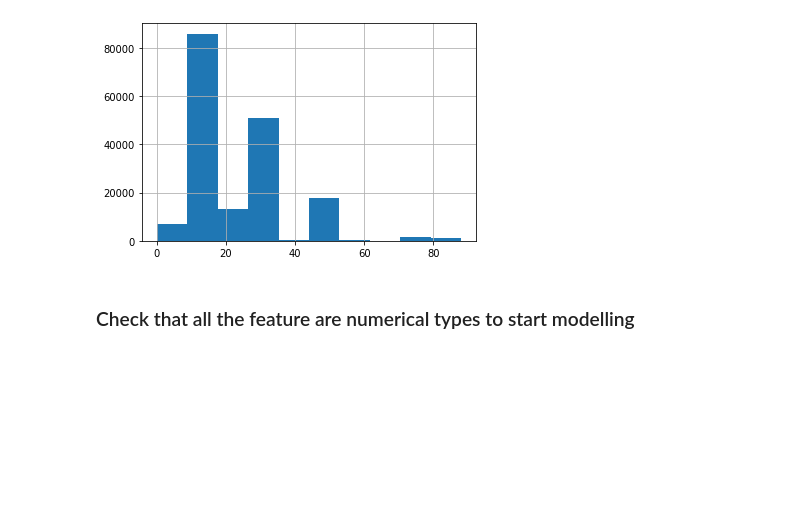
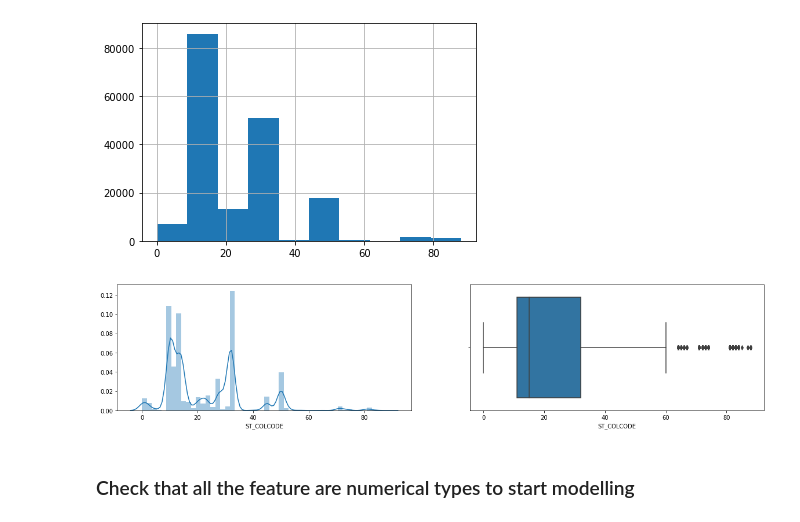
Before and after one commit to rafaelmata357/Coursera_Capstone, a Jupyter notebook: capstone_project.ipynb, the cells around one changed output. Drawn from its saved outputs; the diff is of its cells as text; code cells hidden in the pictures; blank space fills up the shorter version.

```diff
--- a/capstone_project.ipynb
+++ b/capstone_project.ipynb
@@ -652,6 +644,14 @@ churn_df['ST_COLCODE'] = churn_df['ST_COLCODE'].astype('int')
 churn_df.ST_COLCODE.hist();
 # %% [output]
 [figure]
+# %%
+f = plt.figure(figsize=(20,4))
+f.add_subplot(1,2,1)
+sns.distplot(churn_df['ST_COLCODE'])
+f.add_subplot(1,2,2)
+sns.boxplot(churn_df['ST_COLCODE']);
+# %% [output]
+[figure, added]
 # %% [markdown]
 ### Check that all the feature are numerical types to start modelling
 # %%
```
Also changed, not shown: parts of 34 cells of this notebook.
